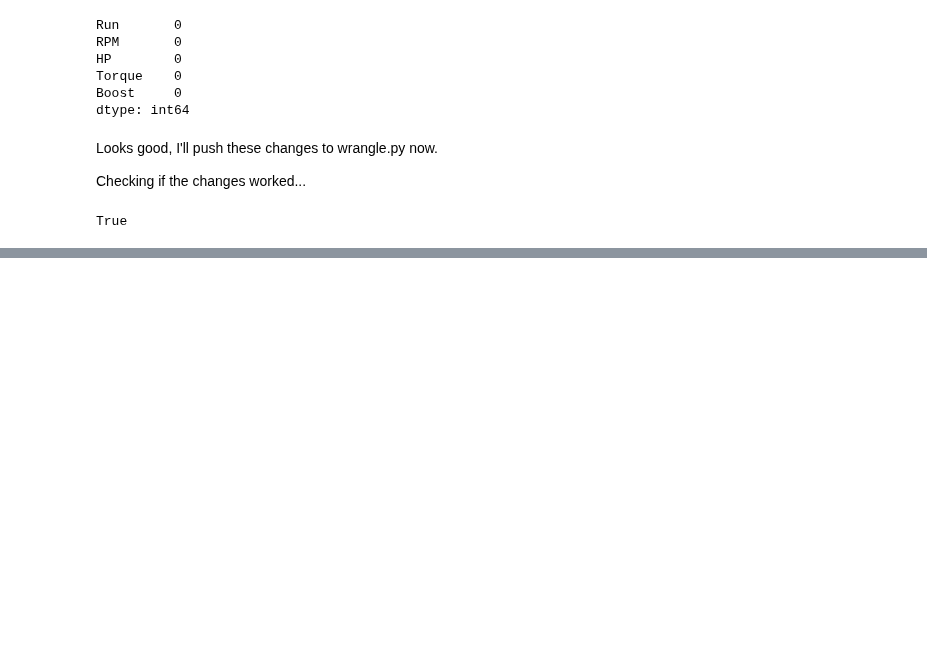
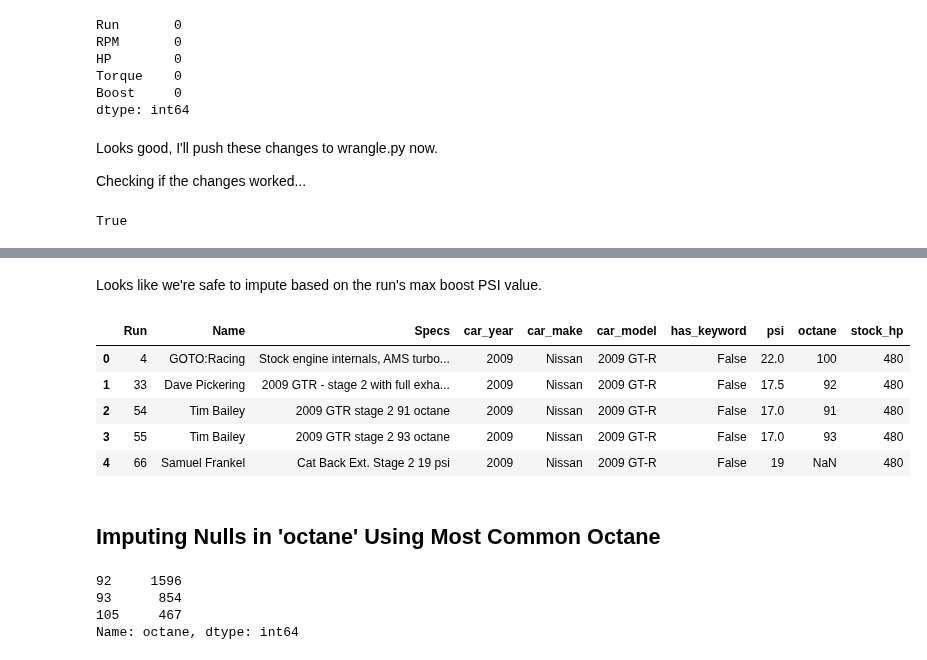
Before and after one commit to JacobPaxton/engine-performance, a Jupyter notebook: wrangle.ipynb, the cells around one changed output, grey strips where cells are left out. Drawn from its saved outputs; the diff is of its cells as text; code cells hidden in the pictures; blank space fills up the shorter version.

```diff
--- a/wrangle.ipynb
+++ b/wrangle.ipynb
@@ -434,0 +429,4 @@ info.sample(30)[info.Specs.str.contains('OTS|Stage')]
+# %%
+# create merge-ready dataframe of stock horsepower values
+hp_dict = wrangle.horsepower_dict()
+stock_hp_df = pd.DataFrame(hp_dict, index=['stock_hp']).T.reset_index().rename(columns={'index':'car_model'})
@@ -434,0 +465,2 @@ info.sample(30)[info.Specs.str.contains('OTS|Stage')]
+# %% [markdown]
+Looks like we're safe to impute based on the run's max boost PSI value.
@@ -434,0 +472,20 @@ info.sample(30)[info.Specs.str.contains('OTS|Stage')]
+# %%
+# check work
+info.head()
+# %% [output]
+|  | Run | Name | Specs | car_year | car_make | car_model | has_keyword | psi | octane | stock_hp |
+| 0 | 4 | GOTO:Racing | Stock engine internals, AMS turbo... | 2009 | Nissan | 2009 GT-R | False | 22.0 | 100 | 480 |
+| 1 | 33 | Dave Pickering | 2009 GTR - stage 2 with full exha... | 2009 | Nissan | 2009 GT-R | False | 17.5 | 92 | 480 |
+| 2 | 54 | Tim Bailey | 2009 GTR stage 2 91 octane | 2009 | Nissan | 2009 GT-R | False | 17.0 | 91 | 480 |
+| 3 | 55 | Tim Bailey | 2009 GTR stage 2 93 octane | 2009 | Nissan | 2009 GT-R | False | 17.0 | 93 | 480 |
+| 4 | 66 | Samuel Frankel | Cat Back Ext. Stage 2 19 psi | 2009 | Nissan | 2009 GT-R | False | 19 | NaN | 480 |
+# %% [markdown]
+## Imputing Nulls in 'octane' Using Most Common Octane
+# %%
+# get most common fuel octane
+info.octane.value_counts().head(3)
+# %% [output]
+92     1596
+93      854
+105     467
+Name: octane, dtype: int64
```
Also changed, not shown: parts of 50 cells of this notebook.
